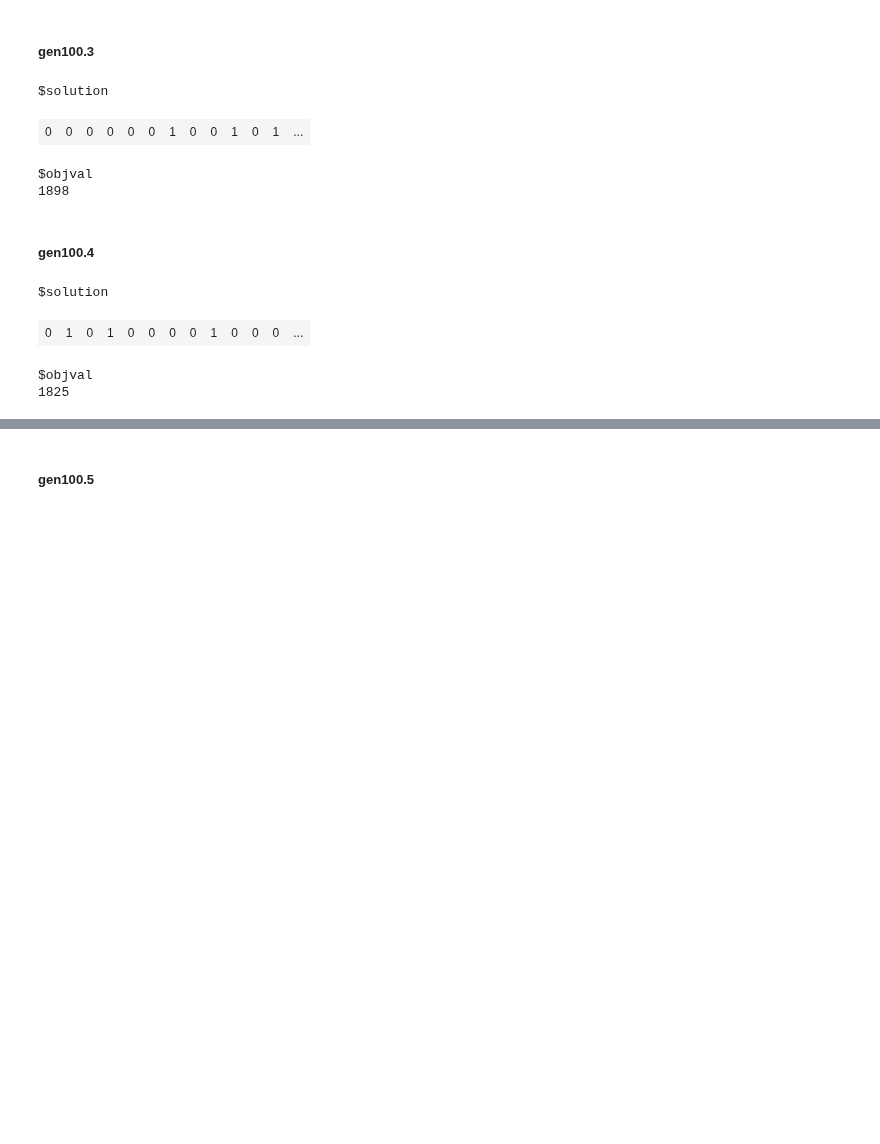
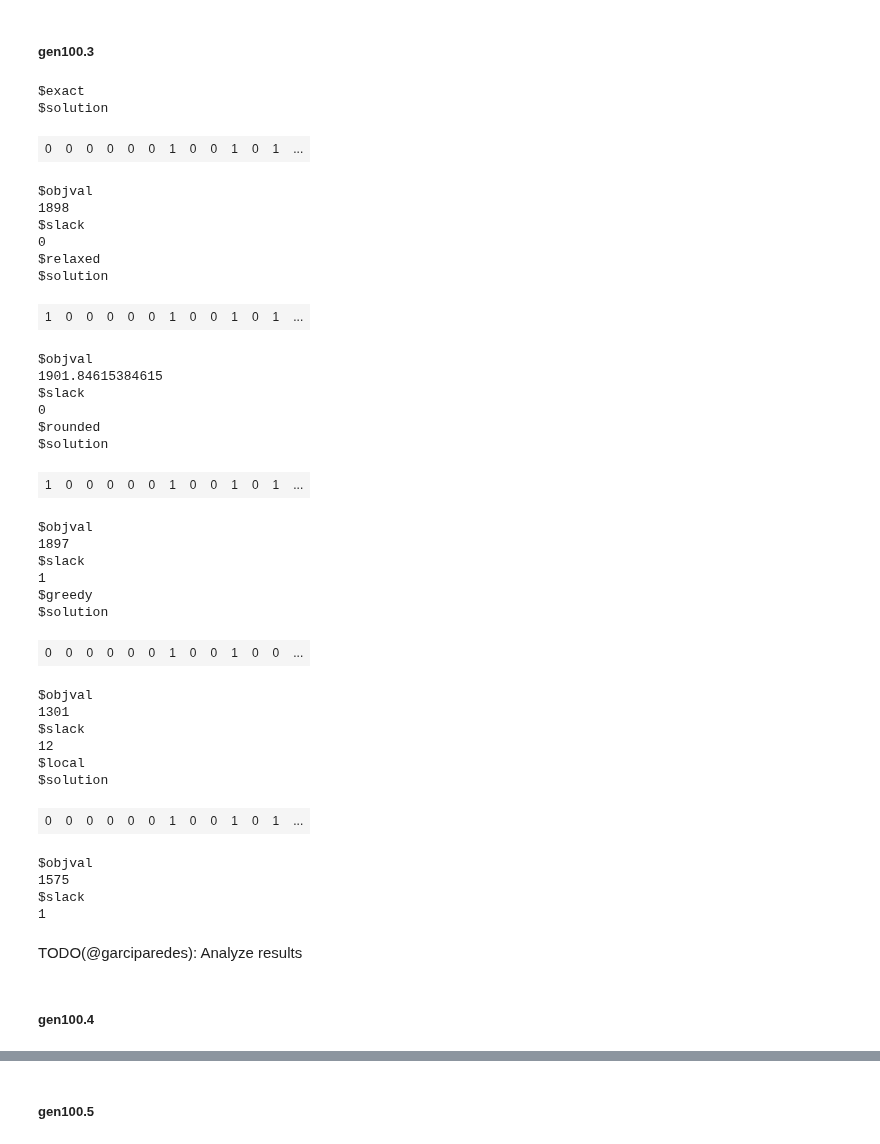
Before and after one commit to garciparedes/integer-programming-heuristics, a Jupyter notebook: integer-programming-knapsack-heuristics.ipynb, the cells around one changed output, grey strips where cells are left out. Cells and saved outputs as stored; diff of their text form; code cells hidden in the pictures; blank space fills up the shorter version.

```diff
--- a/integer-programming-knapsack-heuristics.ipynb
+++ b/integer-programming-knapsack-heuristics.ipynb
@@ -172,25 +327,47 @@ $objval
 ##### gen100.3
 # %%
 gen100.3 <- ReadSimpleKnapsack(paste0(dataset.folder.simple, "gen100_3.txt"))
-# %%
-s <- KnapsackSimpleExact(gen100.3)
-list(solution = matrix(s$solution, ncol = gen100.3$n, byrow = TRUE),
-     objval = s$optimum)
-# %% [output]
-$solution
-| 0 | 0 | 0 | 0 | 0 | 0 | 1 | 0 | 0 | 1 | 0 | 1 | ... |
-$objval
-1898
+# %%
+GenerateSimpleKnapsackSolutions(gen100.3)
+# %% [output]
+$exact
+$solution
+| 0 | 0 | 0 | 0 | 0 | 0 | 1 | 0 | 0 | 1 | 0 | 1 | ... |
+$objval
+1898
+$slack
+0
+$relaxed
+$solution
+| 1 | 0 | 0 | 0 | 0 | 0 | 1 | 0 | 0 | 1 | 0 | 1 | ... |
+$objval
+1901.84615384615
+$slack
+0
+$rounded
+$solution
+| 1 | 0 | 0 | 0 | 0 | 0 | 1 | 0 | 0 | 1 | 0 | 1 | ... |
+$objval
+1897
+$slack
+1
+$greedy
+$solution
+| 0 | 0 | 0 | 0 | 0 | 0 | 1 | 0 | 0 | 1 | 0 | 0 | ... |
+$objval
+1301
+$slack
+12
+$local
+$solution
+| 0 | 0 | 0 | 0 | 0 | 0 | 1 | 0 | 0 | 1 | 0 | 1 | ... |
+$objval
+1575
+$slack
+1
+# %% [markdown]
+TODO(@garciparedes): Analyze results
 # %% [markdown]
 ##### gen100.4
 # %%
 gen100.4 <- ReadSimpleKnapsack(paste0(dataset.folder.simple, "gen100_4.txt"))
-# %%
-s <- KnapsackSimpleExact(gen100.4)
-list(solution = matrix(s$solution, ncol = gen100.4$n, byrow = TRUE),
-     objval = s$optimum)
-# %% [output]
-$solution
-| 0 | 1 | 0 | 1 | 0 | 0 | 0 | 0 | 1 | 0 | 0 | 0 | ... |
-$objval
-1825
```
Also changed, not shown: parts of 47 cells of this notebook.
